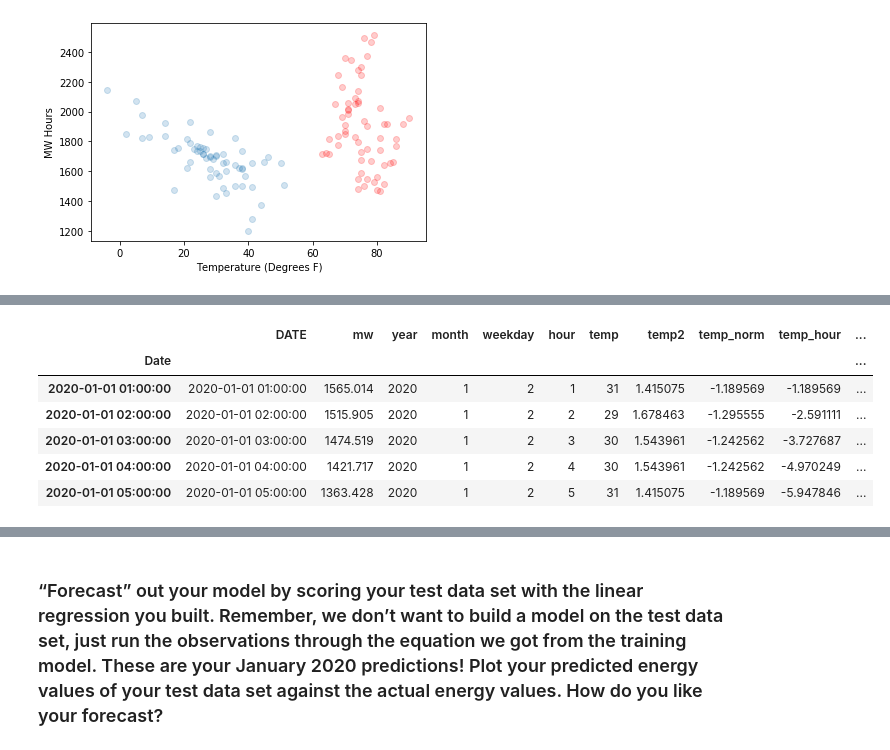
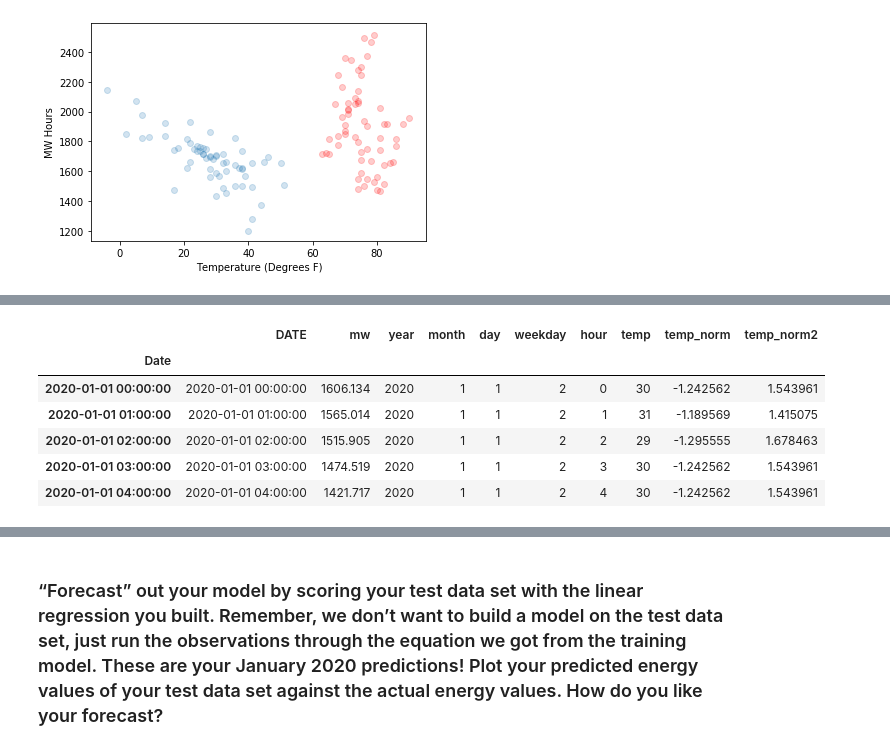
Before and after one commit to wordsmithereens/time_series_energy_demand, a Jupyter notebook: modeling.ipynb, the cells around one changed output, grey strips where cells are left out. Saved outputs shown, nothing was run; the diff lists cells and outputs as text; code cells hidden in the pictures.

```diff
--- a/modeling.ipynb
+++ b/modeling.ipynb
@@ -11,5 +13,4 @@ from sklearn.linear_model import LinearRegression
 # %%
-df = pd.read_csv('timeseries_train.csv')
+df = pd.read_csv('timeseries_train.csv', index_col='DATE', parse_dates=True)
 df.rename(columns={"HourlyDryBulbTemperature": "temp", "datetime_beginning_utc":"Date"}, inplace=True)
 df['Date'] = pd.to_datetime(df['Date'])
-df = df.set_index('Date')
@@ -178,19 +196,20 @@ MAPE: 10.690545376211077
 # %%
 test_df = pd.read_csv('timeseries_test.csv')
 test_df.rename(columns={"HourlyDryBulbTemperature": "temp", "datetime_beginning_utc":"Date"}, inplace=True)
 test_df['Date'] = pd.to_datetime(test_df['Date'])
+test_df['month'] = pd.DatetimeIndex(test_df['Date']).month
+test_df['day'] = pd.DatetimeIndex(test_df['Date']).day
+test_df['weekday'] = pd.DatetimeIndex(test_df['Date']).weekday
+test_df['hour'] = pd.DatetimeIndex(test_df['Date']).hour
+test_df['temp_norm'] = (test_df['temp'] - mu_temp) / s_temp
+test_df['temp_norm2'] = test_df['temp_norm'] **2
 test_df = test_df.set_index('Date')
-test_df['temp2'] = (test_df['temp'] - mu_temp) / s_temp
-test_df['temp2'] = test_df['temp2'] * test_df['temp2']
-test_df['temp_norm'] = (test_df['temp'] - mu_temp) / s_temp
-test_df['temp_hour'] = test_df['temp_norm'] * test_df['hour']
-test_df['temp_month'] = test_df['temp_norm'] * test_df['month']
 test_df.head()
 # %% [output]
-|  | DATE | mw | year | month | weekday | hour | temp | temp2 | temp_norm | temp_hour | ... |
-| Date |  |  |  |  |  |  |  |  |  |  | ... |
-| 2020-01-01 01:00:00 | 2020-01-01 01:00:00 | 1565.014 | 2020 | 1 | 2 | 1 | 31 | 1.415075 | -1.189569 | -1.189569 | ... |
-| 2020-01-01 02:00:00 | 2020-01-01 02:00:00 | 1515.905 | 2020 | 1 | 2 | 2 | 29 | 1.678463 | -1.295555 | -2.591111 | ... |
-| 2020-01-01 03:00:00 | 2020-01-01 03:00:00 | 1474.519 | 2020 | 1 | 2 | 3 | 30 | 1.543961 | -1.242562 | -3.727687 | ... |
-| 2020-01-01 04:00:00 | 2020-01-01 04:00:00 | 1421.717 | 2020 | 1 | 2 | 4 | 30 | 1.543961 | -1.242562 | -4.970249 | ... |
-| 2020-01-01 05:00:00 | 2020-01-01 05:00:00 | 1363.428 | 2020 | 1 | 2 | 5 | 31 | 1.415075 | -1.189569 | -5.947846 | ... |
+|  | DATE | mw | year | month | day | weekday | hour | temp | temp_norm | temp_norm2 |
+| Date |  |  |  |  |  |  |  |  |  |  |
+| 2020-01-01 00:00:00 | 2020-01-01 00:00:00 | 1606.134 | 2020 | 1 | 1 | 2 | 0 | 30 | -1.242562 | 1.543961 |
+| 2020-01-01 01:00:00 | 2020-01-01 01:00:00 | 1565.014 | 2020 | 1 | 1 | 2 | 1 | 31 | -1.189569 | 1.415075 |
+| 2020-01-01 02:00:00 | 2020-01-01 02:00:00 | 1515.905 | 2020 | 1 | 1 | 2 | 2 | 29 | -1.295555 | 1.678463 |
+| 2020-01-01 03:00:00 | 2020-01-01 03:00:00 | 1474.519 | 2020 | 1 | 1 | 2 | 3 | 30 | -1.242562 | 1.543961 |
+| 2020-01-01 04:00:00 | 2020-01-01 04:00:00 | 1421.717 | 2020 | 1 | 1 | 2 | 4 | 30 | -1.242562 | 1.543961 |
```
Also changed, not shown: parts of 24 cells of this notebook, 3 other files.
